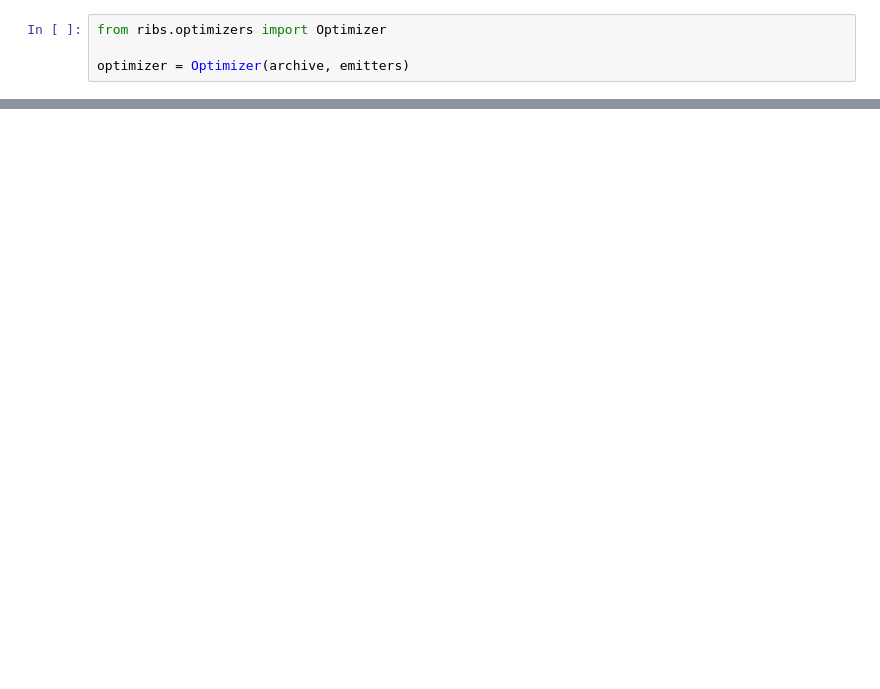
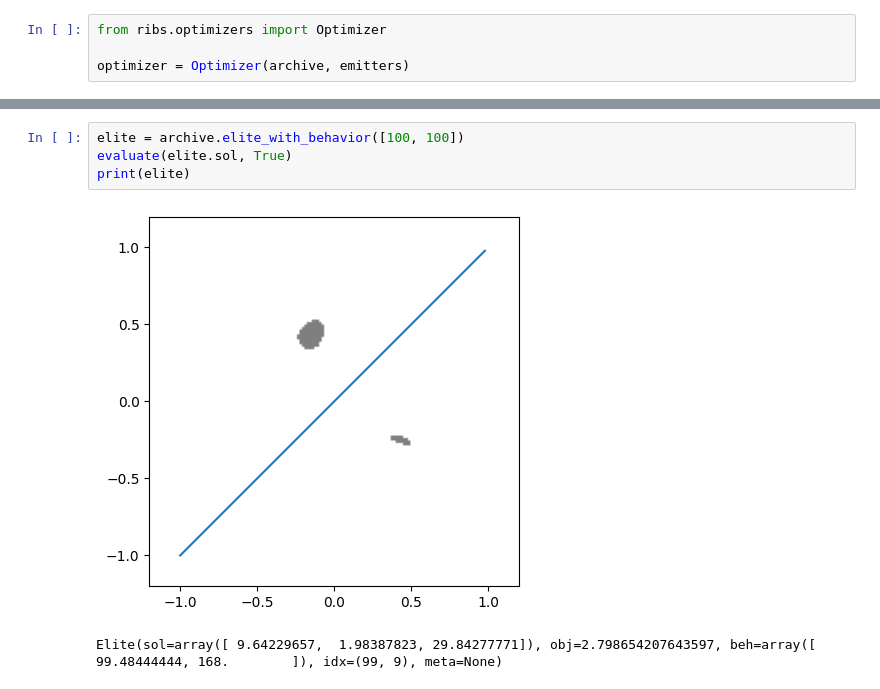
Before and after one commit to l0g1c-80m8/QD-Search-on-RoCUS, a Jupyter notebook: 2d_navigation/qd-search.ipynb, the cells around one changed output, grey strips where cells are left out. Drawn from its saved outputs; the diff is of its cells as text; blank space fills up the shorter version.

```diff
--- a/2d_navigation/qd-search.ipynb
+++ b/2d_navigation/qd-search.ipynb
@@ -109,0 +149,7 @@ Elite(sol=array([ 8.46934595,  0.8141175 , 29.79778944]), obj=3.3717674333755285
+# %%
+elite = archive.elite_with_behavior([100, 100])
+evaluate(elite.sol, True)
+print(elite)
+# %% [output]
+[figure, added]
+Elite(sol=array([ 9.64229657,  1.98387823, 29.84277771]), obj=2.798654207643597, beh=array([ 99.48444444, 168.        ]), idx=(99, 9), meta=None)
```
Also changed, not shown: parts of 8 cells of this notebook.
